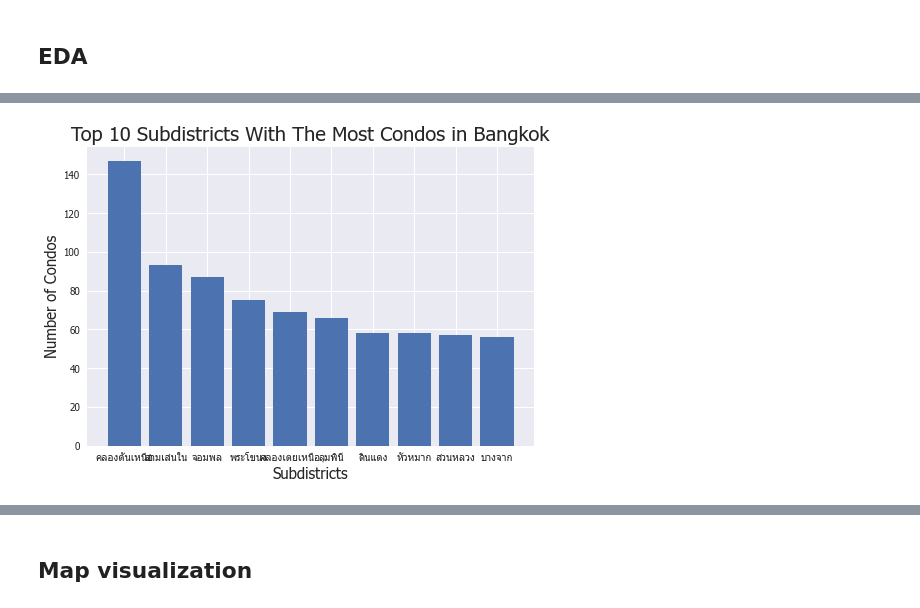
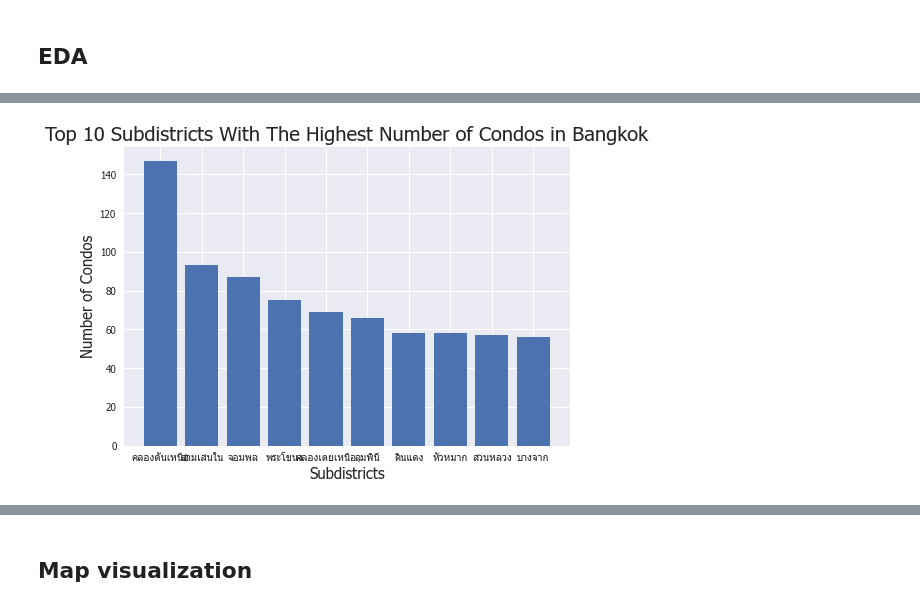
Before and after one commit to terjirapat/DADS5001-Project, a Jupyter notebook: project.ipynb, the cells around one changed output, grey strips where cells are left out. Saved outputs shown, nothing was run; the diff lists cells and outputs as text; code cells hidden in the pictures.

```diff
--- a/project.ipynb
+++ b/project.ipynb
@@ -361,9 +361,9 @@ plt.show()
 # %%
 subdct_count_top5 = subdct_count.head(10)
 plt.bar(subdct_count_top5.index, subdct_count_top5['n_condos'])
-plt.title('Top 10 Subdistricts With The Most Condos in Bangkok', fontsize=20)
+plt.title('Top 10 Subdistricts With The Highest Number of Condos in Bangkok', fontsize=20)
 plt.xlabel('Subdistricts', fontsize=15)
 plt.ylabel('Number of Condos', fontsize=15)
 plt.show()
 # %% [output]
-[figure, old version]
+[figure, new version]
```
Also changed, not shown: parts of 14 cells of this notebook, 1 other file.
